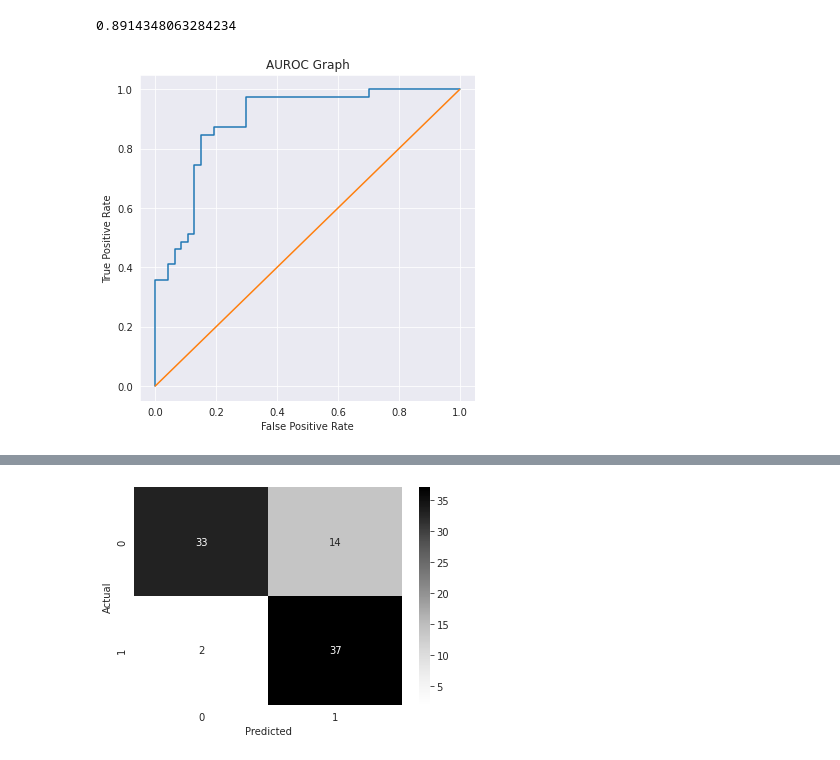
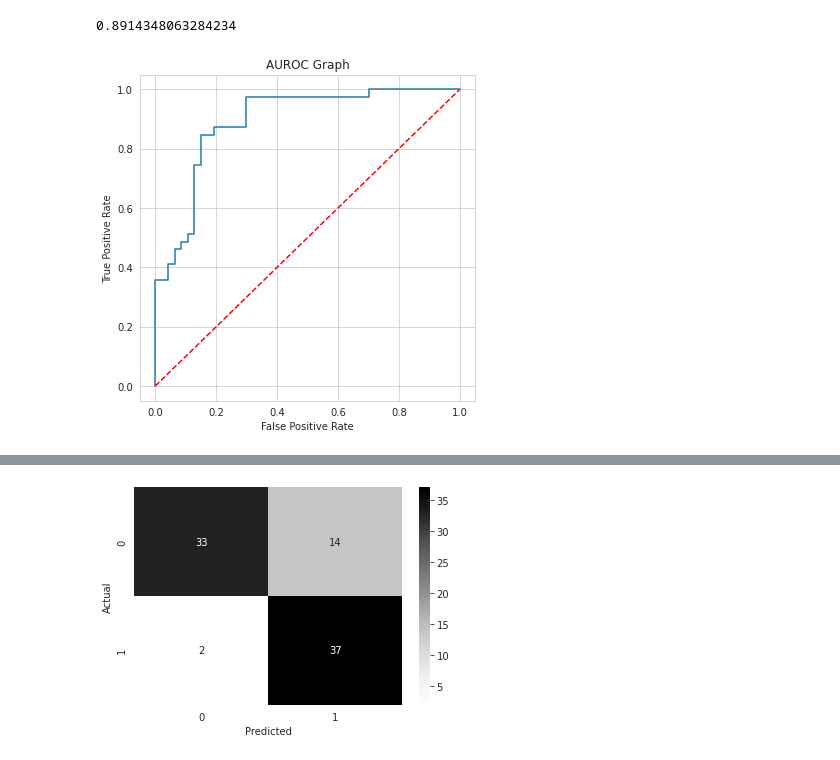
Before and after one commit to andreyprm/PYTN_Prakerja_9_014, a Jupyter notebook: PTYN_Prakerja_AndreasYogaParama.ipynb, the cells around one changed output, grey strips where cells are left out. Cells and saved outputs as stored; diff of their text form; code cells hidden in the pictures.

```diff
--- a/PTYN_Prakerja_AndreasYogaParama.ipynb
+++ b/PTYN_Prakerja_AndreasYogaParama.ipynb
@@ -29,6 +32,7 @@ import pandas as pd
 import numpy as np
 import matplotlib.pyplot as plt
 import seaborn as sns
+sns.set_style('whitegrid')
 %matplotlib inline
 
 import warnings
@@ -36,8 +40,8 @@ warnings.filterwarnings("ignore")
 # %% [markdown]
 ### import dataset
 # %%
-url = 'https://drive.google.com/file/d/1mJ-noOJI3CmBdGdttYdWDC5lxT4zM-9z/view?usp=sharing'
-url = 'https://drive.google.com/uc?id=' + url.split('/')[-2]
+url_a = 'https://drive.google.com/file/d/1mJ-noOJI3CmBdGdttYdWDC5lxT4zM-9z/view?usp=sharing'
+url = 'https://drive.google.com/uc?id=' + url_a.split('/')[-2]
 df = pd.read_csv(url)
 df.head()
 # %% [output]
@@ -106,4 +81,0 @@ Name: target, dtype: float64
-# %%
-sns.set_style('darkgrid')
-sns.distplot(df_g['age'])
-plt.show()
@@ -190,6 +191,6 @@ setelah kita menghapus outlier maka terlihat data di dua kolom tersebut sudah be
 # %%
-df_a['target'] = df_a['target'].map({'Yes':1
-                                 ,'No':0})
+df_a['target'] = df_a['target'].map({'Positive':1
+                                 ,'Negative':0})
 
 df_a['sex'] = df_a['sex'].map({'Perempuan':0,
                            'Laki-Laki':1})
@@ -238,10 +255,10 @@ auc_score
 # %%
 plt.figure(figsize=(6,6))
 plt.title('AUROC Graph')
 plt.plot(fpr, tpr, label='AUC : {}'.format(round(auc_score,2)))
-plt.plot([0,1], label='no skill')
+plt.plot([0,1], label='no skill', color='red', ls='--')
 plt.xlabel('False Positive Rate')
 plt.ylabel('True Positive Rate')
 plt.show()
 # %% [output]
-[figure, old version]
+[figure, new version]
```
Also changed, not shown: parts of 27 cells of this notebook.
